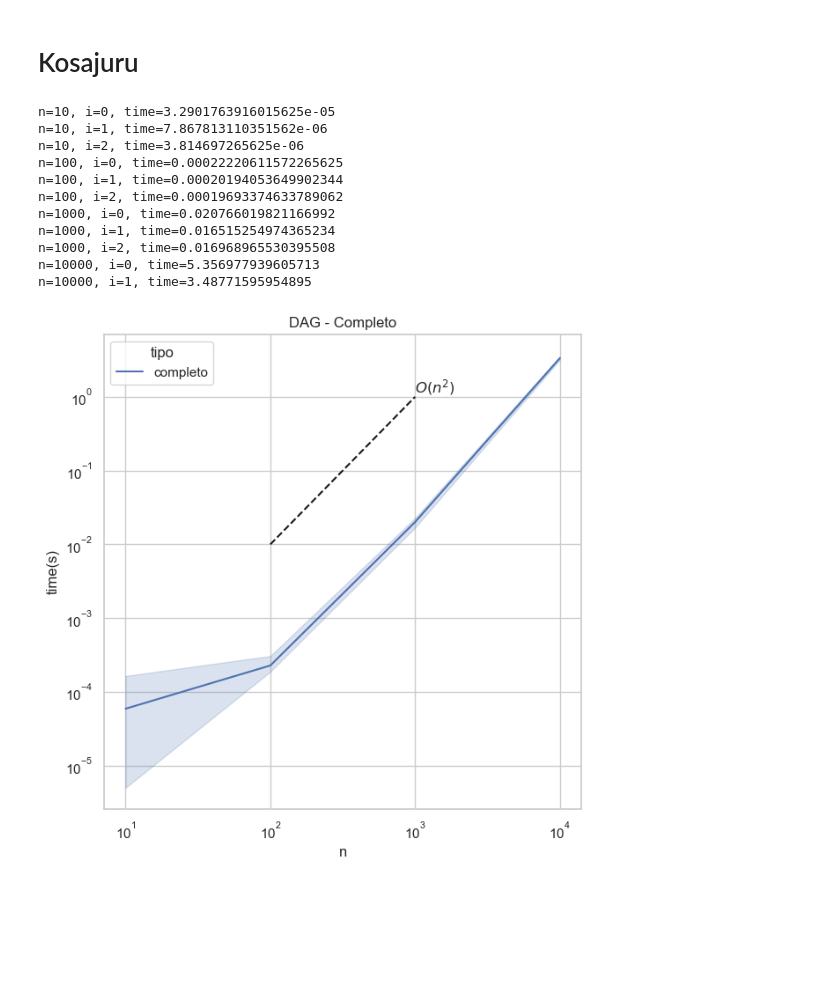
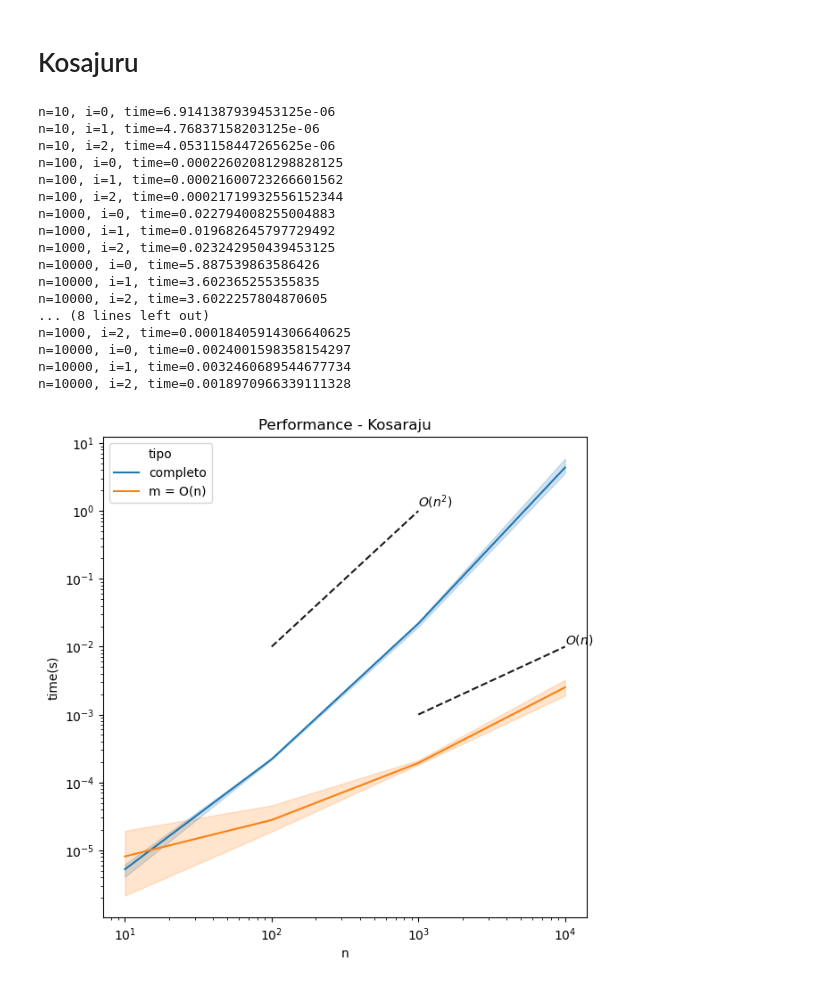
Before and after one commit to mtsodf/algoritmos, a Jupyter notebook: semana08/semana08.ipynb, the cells around one changed output. Drawn from its saved outputs; the diff is of its cells as text; code cells hidden in the pictures; blank space fills up the shorter version.

```diff
--- a/semana08/semana08.ipynb
+++ b/semana08/semana08.ipynb
@@ -24,0 +17,18 @@ plt.show()
+# %%
+n = 5
+g, _ = generate_dag(n, edge_probability=1, shuffle=True)
+top = g.topological_order(0)
+
+fig, ax = plt.subplots(1, 1, figsize=(7,7))
+g.plot(ax=ax)
+plt.axis('off')
+
+plt.savefig("tex/figs/dag_complete_{n}.pdf".format(n=n), bbox_inches='tight')
+plt.show()
+plt.close()
+
+fig, ax = plt.subplots(1, 1, figsize=(7,4))
+g.plot_top(ax=ax, order=top)
+plt.axis('off')
+plt.savefig("tex/figs/dag_complete_top_{n}.pdf".format(n=n), bbox_inches='tight')
+plt.show()
@@ -118,33 +137,45 @@ for n in [10, 100, 1000, 10000]:
         start = time.time()
         g.topological_order(0)
         end = time.time()
-        tempos_de_execucao_kosajuru.append((n, end-start, "m=1/n"))
+        tempos_de_execucao_kosajuru.append((n, end-start, "m = O(n)"))
         print(f"n={n}, i={i}, time={end-start}")
 # %% [output]
-n=10, i=0, time=3.2901763916015625e-05
-n=10, i=1, time=7.867813110351562e-06
-n=10, i=2, time=3.814697265625e-06
-n=100, i=0, time=0.00022220611572265625
-n=100, i=1, time=0.00020194053649902344
-n=100, i=2, time=0.00019693374633789062
-n=1000, i=0, time=0.020766019821166992
-n=1000, i=1, time=0.016515254974365234
-n=1000, i=2, time=0.016968965530395508
-n=10000, i=0, time=5.356977939605713
-n=10000, i=1, time=3.48771595954895
+n=10, i=0, time=6.9141387939453125e-06
+n=10, i=1, time=4.76837158203125e-06
+n=10, i=2, time=4.0531158447265625e-06
+n=100, i=0, time=0.00022602081298828125
+n=100, i=1, time=0.00021600723266601562
+n=100, i=2, time=0.00021719932556152344
+n=1000, i=0, time=0.022794008255004883
+n=1000, i=1, time=0.019682645797729492
+n=1000, i=2, time=0.023242950439453125
+n=10000, i=0, time=5.887539863586426
+n=10000, i=1, time=3.602365255355835
+n=10000, i=2, time=3.6022257804870605
+... (8 lines left out)
+n=1000, i=2, time=0.00018405914306640625
+n=10000, i=0, time=0.0024001598358154297
+n=10000, i=1, time=0.0032460689544677734
+n=10000, i=2, time=0.0018970966339111328
 # %%
 df = pd.DataFrame(tempos_de_execucao_kosajuru, columns=['n', 'time', "tipo"])
+# Change m=1/n to m=O(n)
+df.loc[df['tipo'] == "m=1/n", 'tipo'] = "m=O(n)"
 
 fig, ax = plt.subplots(1, 1, figsize=(7,7))
 sns.lineplot(data=df, x='n', y='time', hue="tipo",ax=ax)
 
 ax.plot([100, 1000], [1/100, 1], color='k', ls="--", label="$O(n^2)$")
 ax.text(1000, 1, "$O(n^2)$", va="bottom", ha="left")
 
+ax.plot([1000, 10000], [1/1000, 1/100], color='k', ls="--", label="$O(n)$")
+ax.text(10000, 1/100, "$O(n)$", va="bottom", ha="left")
+
 ax.set_ylabel("time(s)")
 ax.set_xscale('log')
 ax.set_yscale('log')
-ax.set_title("Performance do Kosajuru")
+ax.set_title("Performance - Kosaraju")
+plt.savefig("tex/figs/kosaraju_time.pdf", bbox_inches='tight')
 plt.show()
 # %% [output]
-[figure, old version]
+[figure, new version]
```
Also changed, not shown: parts of 10 cells of this notebook, 2 other files.
